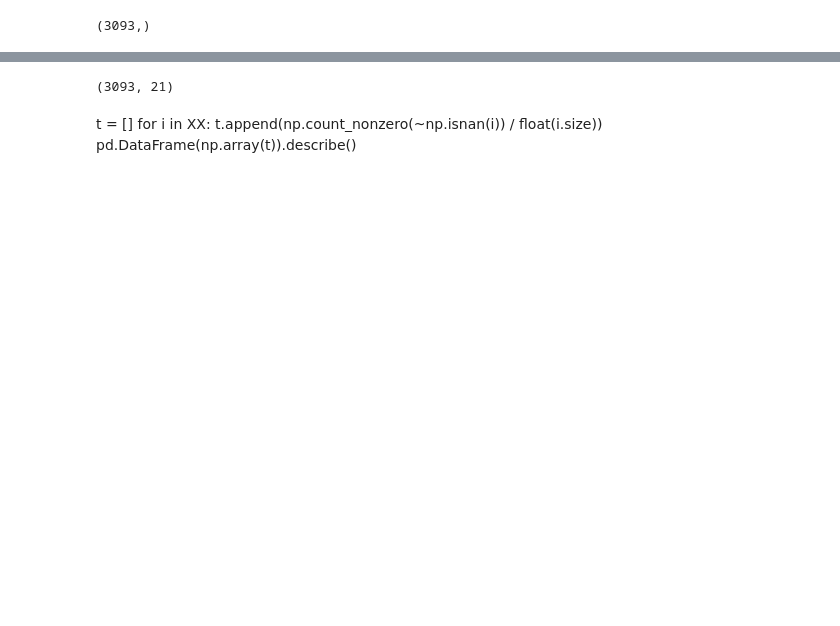
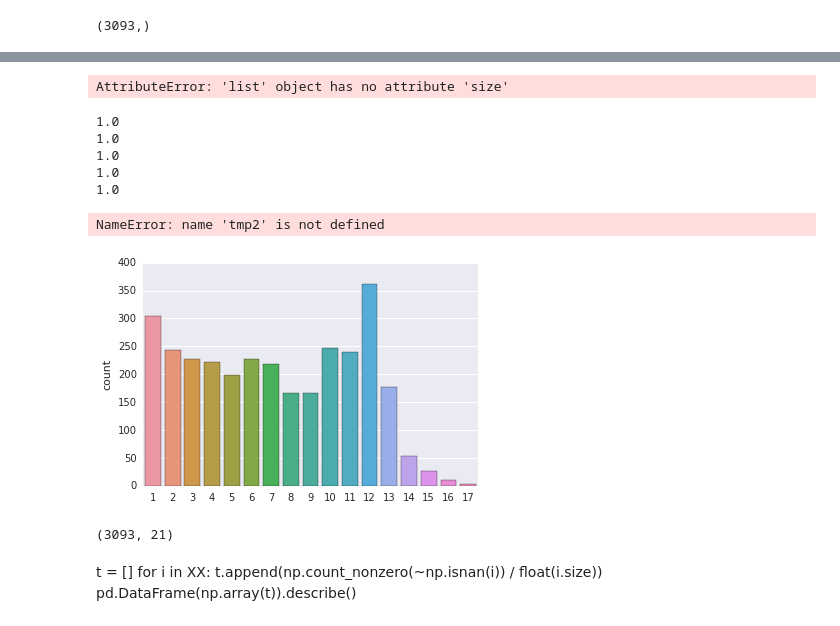
Before and after one commit to ToqueWillot/M2DAC, a Jupyter notebook: FDMS/TME3/Kaggle_rain-Copy4_from2.ipynb, the cells around one changed output, grey strips where cells are left out. Cells and saved outputs as stored; diff of their text form; code cells hidden in the pictures; blank space fills up the shorter version.

```diff
--- a/FDMS/TME3/Kaggle_rain-Copy4_from2.ipynb
+++ b/FDMS/TME3/Kaggle_rain-Copy4_from2.ipynb
@@ -225,3 +386,33 @@ np.shape(X)
+# %%
+dicPerObs = {}
+for idx,i in enumerate(X):
+    l = len(i)
+    try:
+        dicPerObs[str(l)].append(np.count_nonzero(~np.isnan(i)) / float(i.size))
+    except KeyError:
+        dicPerObs[str(l)]=[np.count_nonzero(~np.isnan(i)) / float(i.size)]
+# %% [output]
+AttributeError: 'list' object has no attribute 'size'
+# %%
+# percentage of data filled
+# the more the less sparse
+for i in dicPerObs.keys():
+    t = np.array(dicPerObs[i])
+    print(t.mean())
+# %% [output]
+1.0
+1.0
+1.0
+1.0
+1.0
+# %%
+sns.countplot(tmp,order=range(tmp.min(),tmp.max()+1),zorder=1)
+sns.countplot(tmp2,order=range(tmp.min(),tmp.max()+1),zorder=10)
+plt.title("Number of ID per number of obesrvations")
+plt.plot()
+# %% [output]
+NameError: name 'tmp2' is not defined
+[figure, added]
 # %%
 XX = [np.array(t).mean(0) for t in X]
 # %%
```
Also changed, not shown: parts of 27 cells of this notebook, 3 other files.
